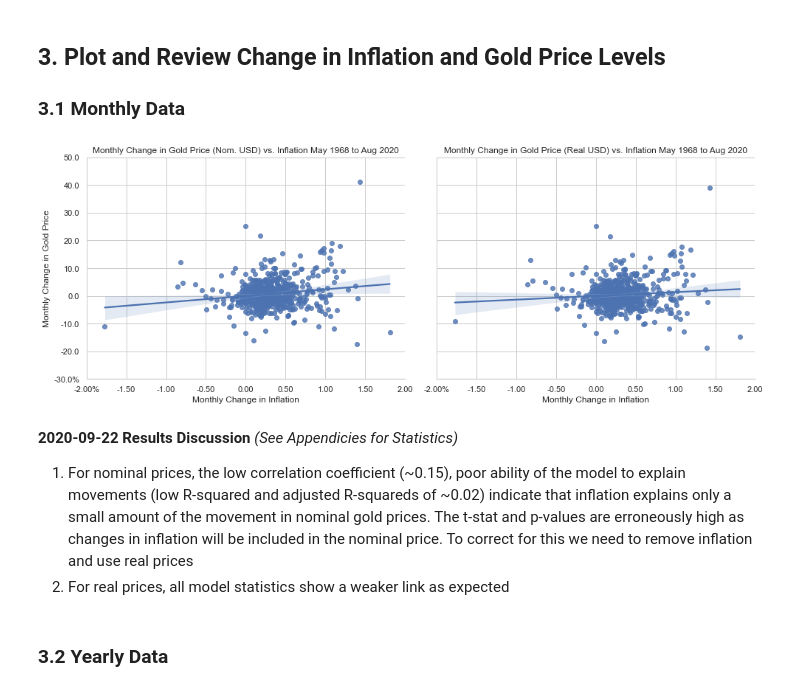
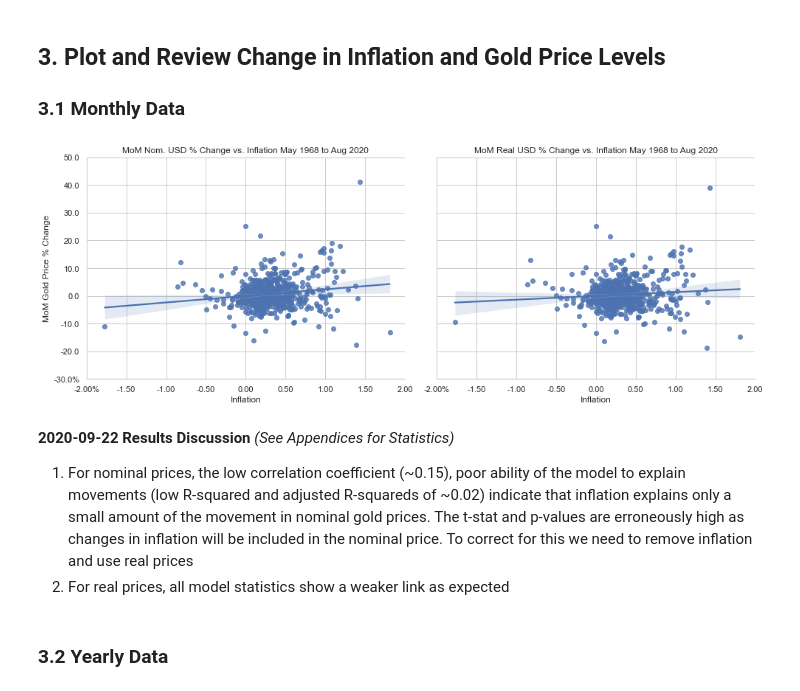
Before and after one commit to qwertytam/Yilgarn, a Jupyter notebook: nb/usdi-xau.ipynb, the cells around one changed output. Saved outputs shown, nothing was run; the diff lists cells and outputs as text; code cells hidden in the pictures.

Commit message:
Added time series charts

```diff
--- a/nb/usdi-xau.ipynb
+++ b/nb/usdi-xau.ipynb
@@ -178,0 +208,10 @@ dt_edp_ppc_m = min(fe.tail(dtau_relppc_m, 1).index[0], fe.tail(dtin_ppc_m, 1).in
+# %%
+# Join and melt the data together for use later by the plotting functions
+dtinau_nomrelppc_m = dtinau_nomppc_m.join(dtinau_relppc_m.loc[:, dtinau_relppc_m.columns != inau_nomppc_m_cln],
+                                          how='inner', sort=True)
+dtinau_nomppc_m = pd.melt(dtinau_nomrelppc_m, ignore_index=False,
+                          value_vars=[inau_nomppc_m_cln, au_nomppc_m_cln])
+dtinau_relppc_m = pd.melt(dtinau_nomrelppc_m, ignore_index=False,
+                          value_vars=[inau_nomppc_m_cln, au_relppc_m_cln])
+inau_nomrelppc_m = pd.melt(dtinau_nomrelppc_m, id_vars=inau_nomppc_m_cln,
+                           value_vars=[au_nomppc_m_cln, au_relppc_m_cln])
@@ -178,0 +224,4 @@ dt_edp_ppc_m = min(fe.tail(dtau_relppc_m, 1).index[0], fe.tail(dtin_ppc_m, 1).in
+# %%
+au_var = 'Nom. or Real'
+au_nomrelppc_cln = 'MoM Gold Price % Change'
+inau_nomrelppc_m.columns = [inau_nomppc_m_cln, au_var, au_nomrelppc_cln]
@@ -225,10 +331,3 @@ fcg = fcg.set_titles('{col_name}');
 # %% [markdown]
 ## 3. Plot and Review Change in Inflation and Gold Price Levels
 ### 3.1 Monthly Data
-# %%
-# Nominal USD data
-dtinau_nomppc_m = pd.concat([dtin_ppc_m[dt_stp_ppc_m:dt_edp_ppc_m],
-                             dtau_nomppc_m[dt_stp_ppc_m:dt_edp_ppc_m]], axis=1)
-inau_nomppc_m_cln = 'Monthly Change in Inflation'
-au_nomppc_m_cln = 'Monthly Change in Gold Price (Nom. USD)'
-dtinau_nomppc_m.columns = [inau_nomppc_m_cln, au_nomppc_m_cln]
@@ -241,26 +334,17 @@ dtinau_relppc_m.columns = [inau_nomppc_m_cln, au_relppc_m_cln]
-# %%
-# *Melt* the data together so we can display the charts side-by-side
-dtinau_nomrelppc_m = dtinau_nomppc_m.join(dtinau_relppc_m.loc[:, dtinau_relppc_m.columns != inau_nomppc_m_cln],
-                                          how='inner', sort=True)
-dtinau_nomrelppc_m = pd.melt(dtinau_nomrelppc_m,
-                             id_vars=inau_nomppc_m_cln,
-                             value_vars=[au_nomppc_m_cln, au_relppc_m_cln])
-au_var = 'Nominal or Real'
-au_nomrelppc_cln = 'Monthly Change in Gold Price'
-dtinau_nomrelppc_m.columns = [inau_nomppc_m_cln, au_var, au_nomrelppc_cln]
 # %%
 # Display the charts
-fcg_nomrelppc_m = yt.snslmplot(data=dtinau_nomrelppc_m, xcol=inau_nomppc_m_cln,
+fcg_nomrelppc_m = yt.snslmplot(data=inau_nomrelppc_m, xcol=inau_nomppc_m_cln,
                             ycol=au_nomrelppc_cln, yidcol=au_var, degree=1,
                             col_wrap=2)
 plt_nomrelppc_m_title = ' vs. Inflation {} to {}'
 plt_nomrelppc_m_title =  plt_nomrelppc_m_title.format(dt_stp_ppc_m.strftime("%b %Y"),
                                                       dt_edp_ppc_m.strftime("%b %Y"))
-fcg_nomrelppc_m = fcg_nomrelppc_m.set_titles(col_template="{col_name}" + plt_nomrelppc_m_title)
+fcg_nomrelppc_m = fcg_nomrelppc_m.set_titles(col_template="{col_name}" +
+                                             plt_nomrelppc_m_title)
 # %% [output]
-[figure, old version]
+[figure, new version]
 # %% [markdown]
-**2020-09-22 Results Discussion** *(See Appendicies for Statistics)*
+**2020-09-22 Results Discussion** *(See Appendices for Statistics)*
 
 1. For nominal prices, the low correlation coefficient (~0.15), poor ability
 of the model to explain movements (low R-squared and adjusted R-squareds of
```
Also changed, not shown: parts of 52 cells of this notebook, 2 other files.
